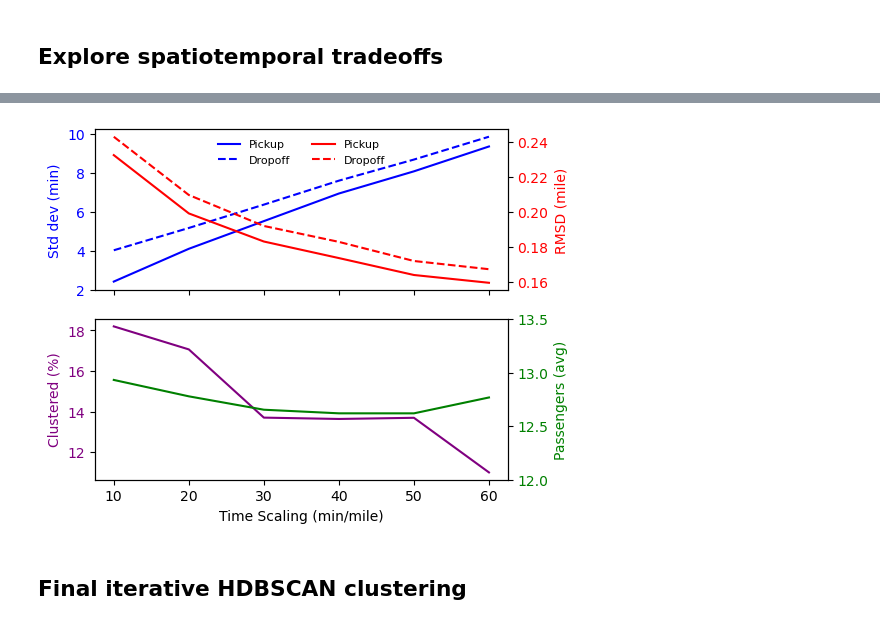
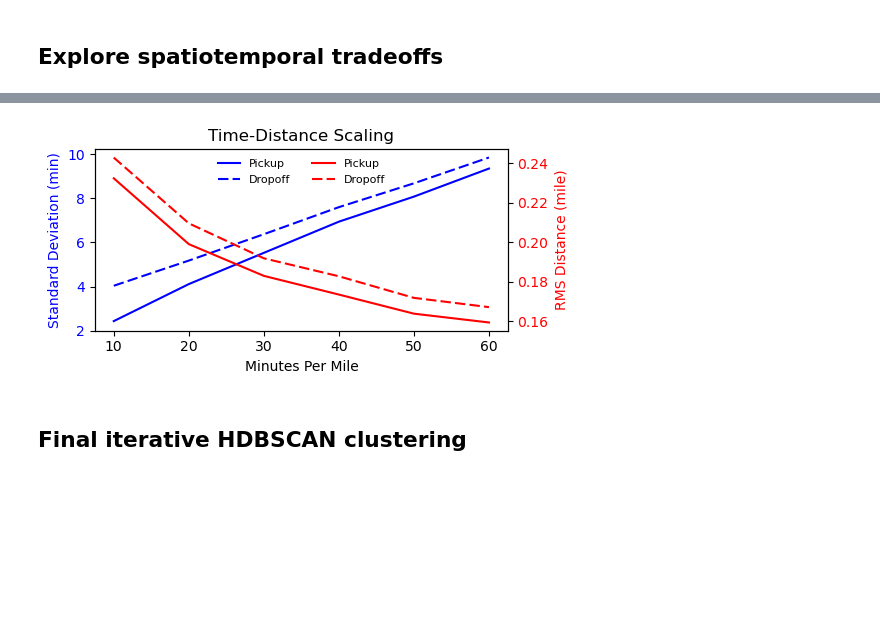
Before and after one commit to calebclayreagor/nyc-taxi-efficiency, a Jupyter notebook: notebooks/01_clustering.ipynb, the cells around one changed output, grey strips where cells are left out. Saved outputs shown, nothing was run; the diff lists cells and outputs as text; code cells hidden in the pictures; blank space fills up the shorter version.

Commit message:
Scaling figure

```diff
--- a/notebooks/01_clustering.ipynb
+++ b/notebooks/01_clustering.ipynb
@@ -9,6 +9,7 @@ from utils.cluster import cluster_trips
 from utils.cluster import get_statistics
 # %%
 datadir = os.path.join('..', 'data')
+outdir = os.path.join('..', 'figures')
 pth = os.path.join(datadir, 'trip_clean.parquet')
 df = gpd.read_parquet(pth); df
 # %% [output]
@@ -60,7 +61,7 @@ for i in range(time_scale.size):
     print('\n', time_scale[i], 'minutes / mile')
 
     # windowed HDBSCAN clustering
-    df_i = cluster_trips(df, time_scale[i], min_cluster_size, verbose = True)
+    df_i = cluster_trips(df, time_scale[i], min_cluster_size)
 
     # get summary statistics
     res_i = get_statistics(df_i)
@@ -91,40 +74,42 @@ for i in range(time_scale.size):
 # %%
 # average STD time of pickups, dropoffs
-fig, ax = plt.subplots(2, 1, sharex = True, figsize = (5.5, 4.25))
-ax[0].plot(time_scale, std_t[:, 0], c = 'b', ls = '-', label = 'Pickup')
-ax[0].plot(time_scale, std_t[:, 1], c = 'b', ls = '--', label = 'Dropoff')
-ax[0].set_ylabel('Std dev (min)', color = 'b')
-ax[0].set_yticks(np.arange(2, 11, 2))
-ax[0].tick_params('y', labelcolor = 'b')
+fig, ax = plt.subplots(1, 1, figsize = (5.5, 2.75))
+ax.plot(time_scale, std_t[:, 0], c = 'b', ls = '-', label = 'Pickup')
+ax.plot(time_scale, std_t[:, 1], c = 'b', ls = (0, (5, 2)), label = 'Dropoff')
+ax.set_ylabel('Standard Deviation (min)', color = 'b')
+ax.set_yticks(np.arange(2, 11, 2))
+ax.tick_params('y', labelcolor = 'b')
 
 # average RMS distance of pickups, dropoffs
-ax0 = ax[0].twinx()
+ax0 = ax.twinx()
 ax0.plot(time_scale, rmsd_xy[:, 0], c = 'r', ls = '-', label = 'Pickup')
-ax0.plot(time_scale, rmsd_xy[:, 1], c = 'r', ls = '--', label = 'Dropoff')
-ax0.set_ylabel('RMSD (mile)', color = 'r')
+ax0.plot(time_scale, rmsd_xy[:, 1], c = 'r', ls = (0, (5, 2)), label = 'Dropoff')
+ax0.set_ylabel('RMS Distance (mile)', color = 'r')
 ax0.tick_params('y', labelcolor = 'r')
 
 # legend
-lines = ax[0].get_lines() + ax0.get_lines()
+lines = ax.get_lines() + ax0.get_lines()
 labels = [l.get_label() for l in lines]
-ax[0].legend(lines, labels, ncols = 2, loc = 'upper center', fontsize = 8, frameon = False) # loc = 'upper right'
+ax.legend(lines, labels, ncols = 2, loc = 'upper center', fontsize = 8, frameon = False)
 
-# percent of passengers clustered
-ax[1].plot(time_scale, clus_size[:, 0] * 100, c = 'purple')
-ax[1].set_ylabel('Clustered (%)', color = 'purple')
-ax[1].tick_params('y', labelcolor = 'purple')
+ax.set_title('Time-Distance Scaling')
+ax.set_xlabel('Minutes Per Mile')
+plt.tight_layout()
+plt.savefig(os.path.join(outdir, 'scaling.svg'))
 
-# average passengers per cluster
-ax1 = ax[1].twinx()
-ax1.plot(time_scale, clus_size[:, 1], c = 'g')
-ax1.set_ylabel('Passengers (avg)', color = 'g')
-ax1.tick_params('y', labelcolor = 'g')
-ax1.set_yticks(np.arange(12, 14, .5))
-ax[1].set_xlabel('Time Scaling (min/mile)')
-plt.tight_layout()
-plt.show()
+# # percent of passengers clustered
+# ax[1].plot(time_scale, clus_size[:, 0] * 100, c = 'purple')
+# ax[1].set_ylabel('Clustered (%)', color = 'purple')
+# ax[1].tick_params('y', labelcolor = 'purple')
+
+# # average passengers per cluster
+# ax1 = ax[1].twinx()
+# ax1.plot(time_scale, clus_size[:, 1], c = 'g')
+# ax1.set_ylabel('Passengers (avg)', color = 'g')
+# ax1.tick_params('y', labelcolor = 'g')
+# ax1.set_yticks(np.arange(12, 14, .5))
 # %% [output]
-[figure, old version]
+[figure, new version]
 # %% [markdown]
 ## Final iterative HDBSCAN clustering
 # %%
```
Also changed, not shown: parts of 1 cell of this notebook, 1 other file.
